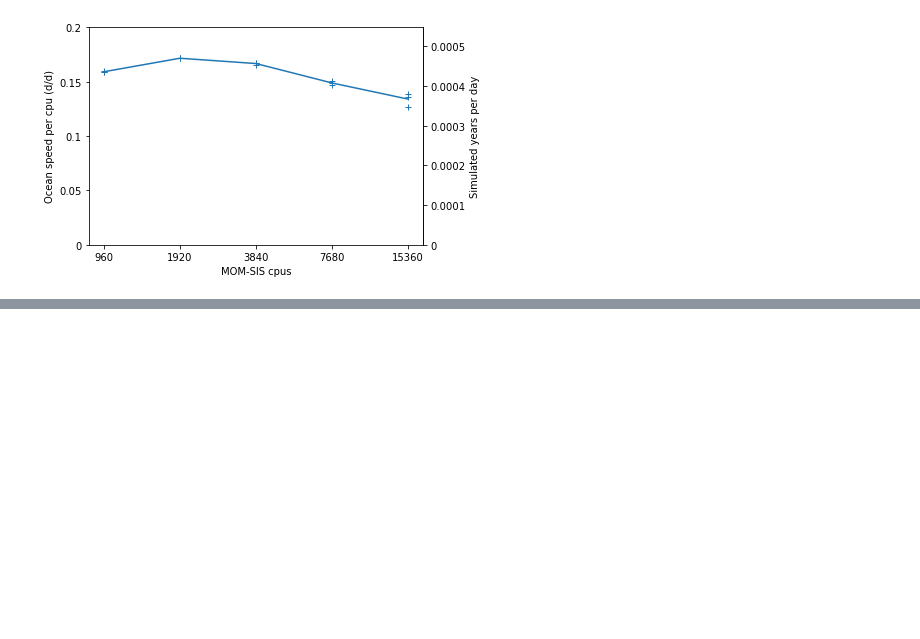
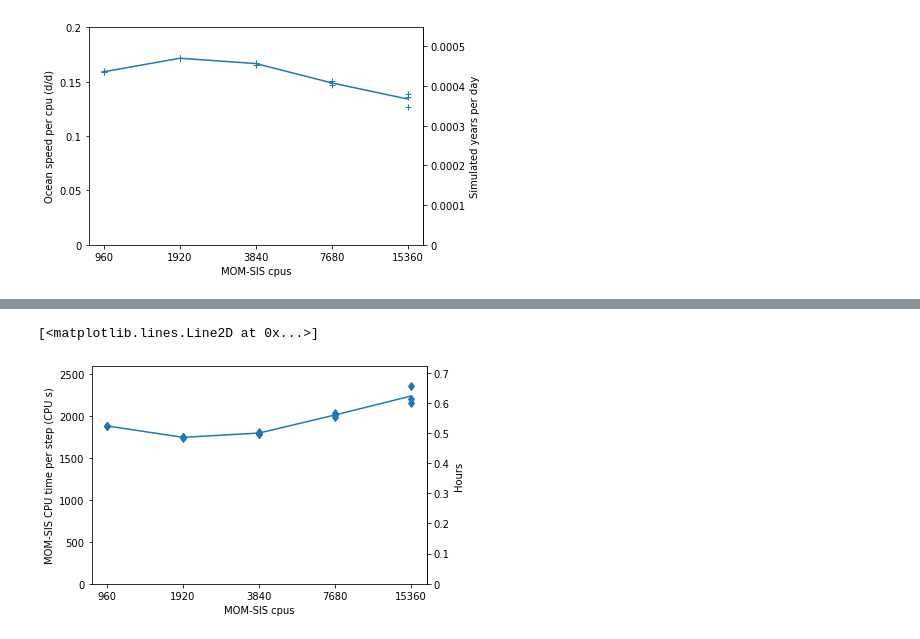
Before and after one commit to penguian/performance-analysis, a Jupyter notebook: plot_mom_sis_scaling.ipynb, the cells around one changed output, grey strips where cells are left out. Saved outputs shown, nothing was run; the diff lists cells and outputs as text; code cells hidden in the pictures; blank space fills up the shorter version.

```diff
--- a/plot_mom_sis_scaling.ipynb
+++ b/plot_mom_sis_scaling.ipynb
@@ -97,0 +139,13 @@ ppd.semilogx("ncpus","Ocean speed per cpu",
+# %%
+ppd.semilogx("ncpus","ocean_cpu_time_per_step",
+    data=df_01,
+    xlabel="MOM-SIS cpus",
+    ylabel="MOM-SIS CPU time per step (CPU s)",
+    xticks=xticks_01,
+    yticks=[500.0 * n for n in range(6)],
+    right_yticks=[n/10.0 for n in range(8)],
+    right_axis_fn=pra.plot_right_axis_sh,
+    marker='d')
+# %% [output]
+[<matplotlib.lines.Line2D at 0x...>]
+[figure, added]
```
Also changed, not shown: parts of 8 cells of this notebook, 2 other files.
